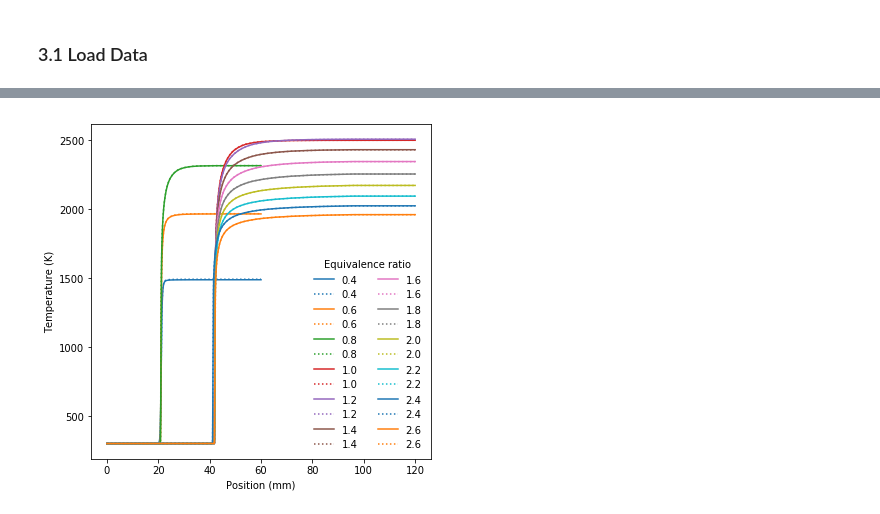
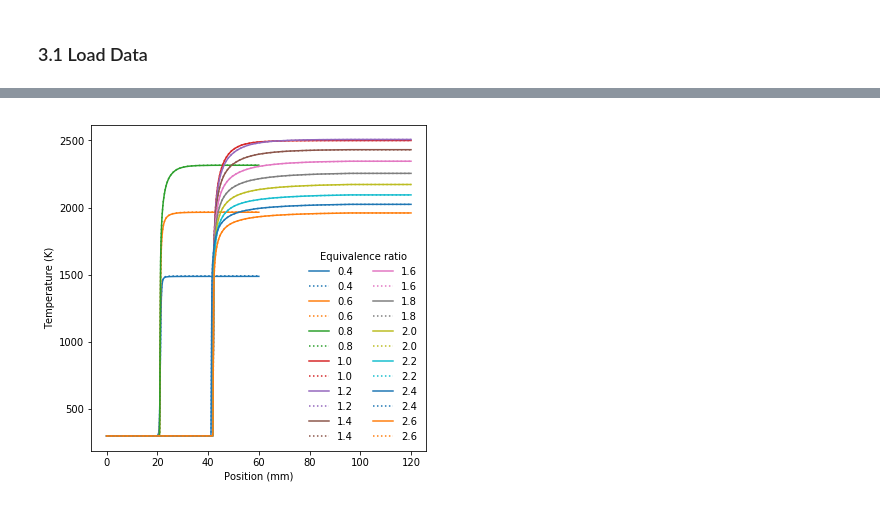
Before and after one commit to microcombustion/ctwrap, a Jupyter notebook: ctwrap/examples/example_adiabatic_flame.ipynb, the cells around one changed output, grey strips where cells are left out. Drawn from its saved outputs; the diff is of its cells as text; code cells hidden in the pictures.

```diff
--- a/ctwrap/examples/example_adiabatic_flame.ipynb
+++ b/ctwrap/examples/example_adiabatic_flame.ipynb
@@ -66,3 +42,0 @@ s.configuration('upstream.phi_0.4')
-# %%
-%%time
-s.run_serial(sim, verbosity=1, loglevel=0)
@@ -130,5 +81,6 @@ mix = {k.split('<')[0]: data[k] for k in data if 'mix' in k}
 mlt = {k.split('<')[0]: data[k] for k in data if 'multi' in k}
 
 tasks = data.get('variation')['tasks']
+tasks.sort()
 phi = data.get('variation')['values']
-tasks, phi
+# tasks, phi
@@ -160,26 +120,25 @@ up
 # %%
-# create figure and adjust size/spacing
-fig, ax = plt.subplots(1) #
-fig.set_size_inches(6.,6.,forward=True)
-fig.subplots_adjust(hspace=0,bottom=.125,top=.9,left=.17,right=.955)
+# create figure and adjust size
+fig, ax = plt.subplots(1)
+fig.set_size_inches(6.,6.)
 
 # plot results
 for i, key in enumerate(tasks):
     df = mix[key]
     label = key.split('_')[1]
     ax.plot(1000*df['z (m)'], df['T (K)'], color=col[i % n_col],
             linestyle='-', label=label)
     df = mlt[key]
     ax.plot(1000*df['z (m)'], df['T (K)'], color=col[i % n_col],
             linestyle=':', label=label)
 
 # add title/axis labels
 ax.set_xlabel('Position (mm)')
 ax.set_ylabel('Temperature (K)')
 
 # add legend
 leg = ax.legend(loc='lower right',#prop={'size':11},
                 title='Equivalence ratio', ncol=2) # % mech)
 _ = leg.draw_frame(False)
 # %% [output]
-[figure, old version]
+[figure, new version]
```
Also changed, not shown: parts of 18 cells of this notebook, 4 other files.
